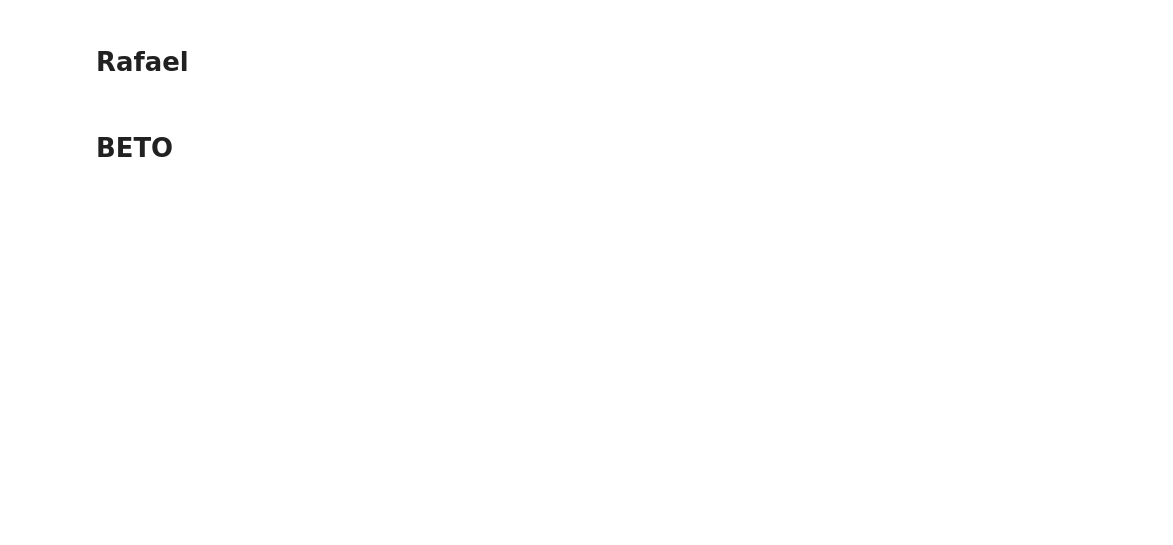
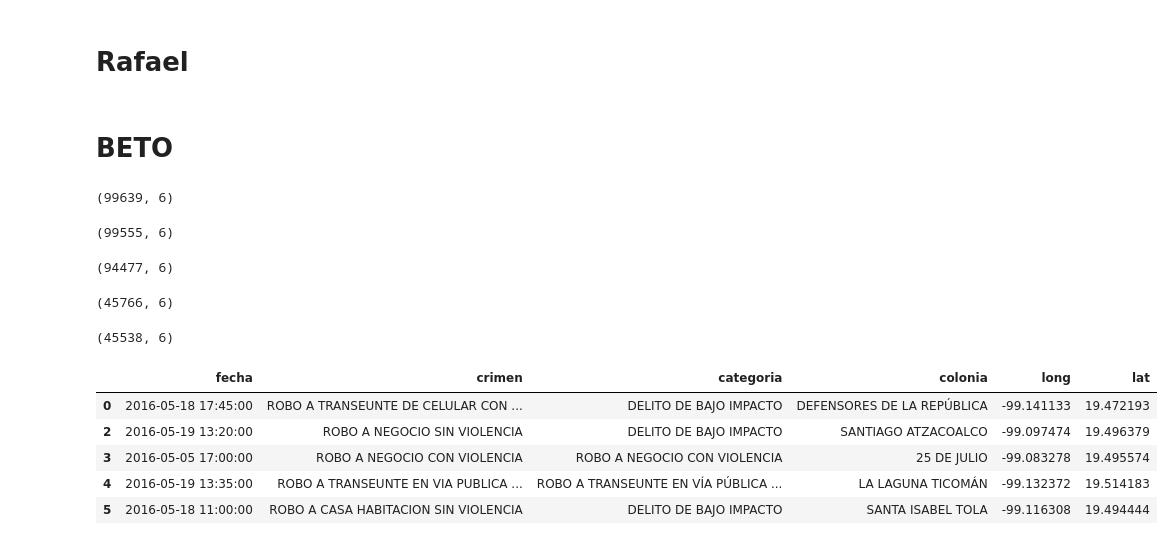
Before and after one commit to jesus-acm/crimeZone-python, a Jupyter notebook: 2_Limpieza_de_categorias.ipynb, the cells around one changed output. Drawn from its saved outputs; the diff is of its cells as text; code cells hidden in the pictures; blank space fills up the shorter version.

```diff
--- a/2_Limpieza_de_categorias.ipynb
+++ b/2_Limpieza_de_categorias.ipynb
@@ -512,3 +492,37 @@ delitos_a_borrar =[
 
 # YA NA MAS QUEDA REGATEGORIZAR :) Y TENEMOS NUESTRO DATASET PARA EMPEZAR A TRABAJAR
 ## 7u7
+crimenes.shape
+# %% [output]
+(99639, 6)
+# %%
+crimenes = crimenes[crimenes['categoria']!='ROBO A TRANSPORTISTA CON Y SIN VIOLENCIA']
+crimenes.shape
+# %% [output]
+(99555, 6)
+# %%
+crimenes = crimenes[crimenes['categoria']!='HECHO NO DELICTIVO']
+crimenes.shape
+# %% [output]
+(94477, 6)
+# %%
+for crimen in delitos_a_borrar_bajo_impacto:
+  crimenes = crimenes[crimenes['crimen']!=crimen]
+crimenes.shape
+# %% [output]
+(45766, 6)
+# %%
+for crimen in delitos_a_borrar:
+  crimenes = crimenes[crimenes['crimen']!=crimen]
+crimenes.shape
+# %% [output]
+(45538, 6)
+# %%
+crimenes.head()
+# %% [output]
+|  | fecha | crimen | categoria | colonia | long | lat |
+| 0 | 2016-05-18 17:45:00 | ROBO A TRANSEUNTE DE CELULAR CON ... | DELITO DE BAJO IMPACTO | DEFENSORES DE LA REPÚBLICA | -99.141133 | 19.472193 |
+| 2 | 2016-05-19 13:20:00 | ROBO A NEGOCIO SIN VIOLENCIA | DELITO DE BAJO IMPACTO | SANTIAGO ATZACOALCO | -99.097474 | 19.496379 |
+| 3 | 2016-05-05 17:00:00 | ROBO A NEGOCIO CON VIOLENCIA | ROBO A NEGOCIO CON VIOLENCIA | 25 DE JULIO | -99.083278 | 19.495574 |
+| 4 | 2016-05-19 13:35:00 | ROBO A TRANSEUNTE EN VIA PUBLICA ... | ROBO A TRANSEUNTE EN VÍA PÚBLICA ... | LA LAGUNA TICOMÁN | -99.132372 | 19.514183 |
+| 5 | 2016-05-18 11:00:00 | ROBO A CASA HABITACION SIN VIOLENCIA | DELITO DE BAJO IMPACTO | SANTA ISABEL TOLA | -99.116308 | 19.494444 |
```
Also changed, not shown: parts of 4 cells of this notebook.
